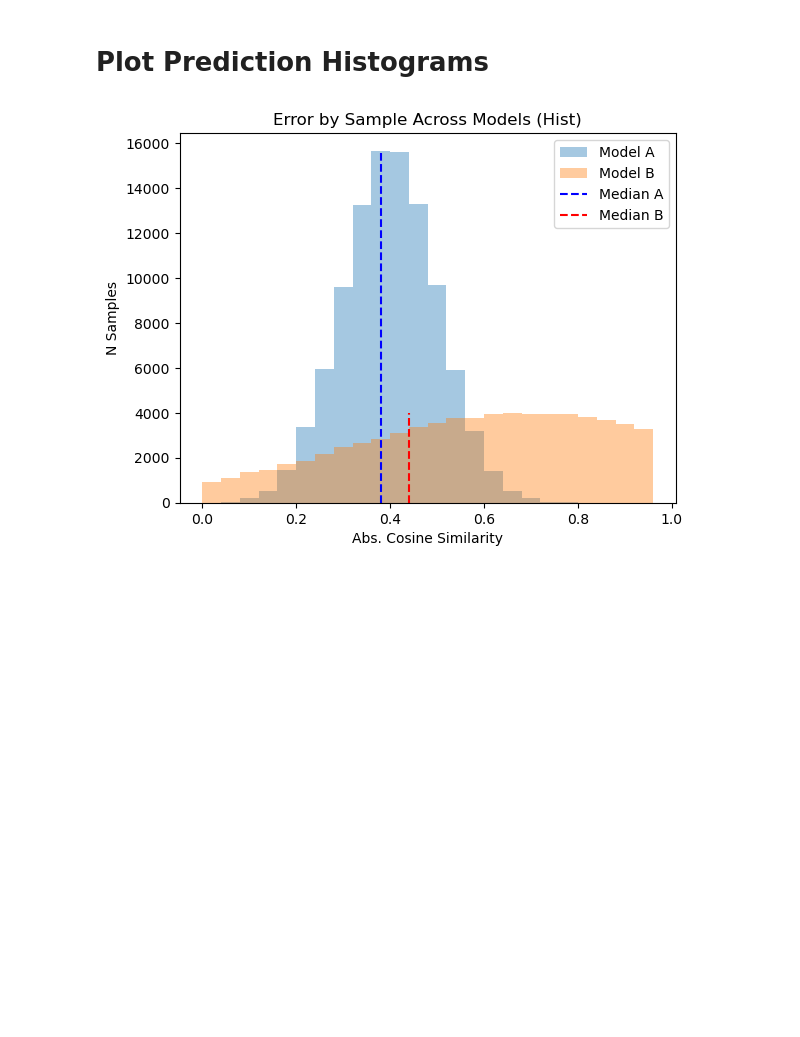
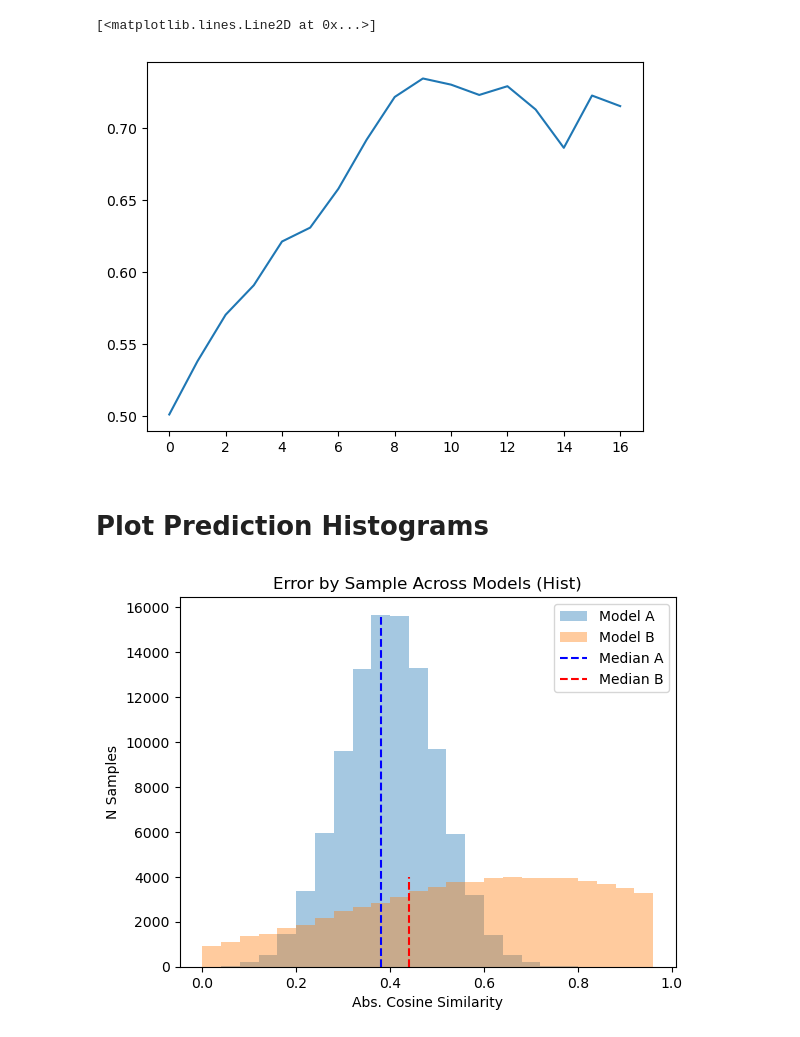
Before and after one commit to kamilkrukowski/BDL152BayesianSpectra, a Jupyter notebook: viz_utils.ipynb, the cells around one changed output. Drawn from its saved outputs; the diff is of its cells as text; code cells hidden in the pictures; blank space fills up the shorter version.

Commit message:
Tensorboard Event File Loading

```diff
--- a/viz_utils.ipynb
+++ b/viz_utils.ipynb
@@ -11,3 +13,31 @@ from sklearn import linear_model
 dir_path = os.path.join('', 'figs', 'example_plots')
 if not os.path.exists(dir_path):
     os.system(f'mkdir -p {dir_path}')
+# %%
+
+target = 'logs/ffn1'
+target = f"{target}/lightning_logs/version_0"
+# %%
+files = os.listdir(f"{target}")
+event_file = [i for i in files if i[:7] == 'events.'][0]
+contents = None
+with open(os.path.join(target, event_file), 'rb') as f:
+    contents = f.read()
+
+metrics = dict()
+
+while(contents):
+    header = struct.unpack('Q', contents[:8])
+
+    event_str = contents[12:12+int(header[0])]
+    contents = contents[12+int(header[0])+4:]
+
+    event = tb.compat.proto.event_pb2.Event()
+    event.ParseFromString(event_str)
+    if event.HasField('summary'):
+            for value in event.summary.value:
+                if value.HasField('simple_value'):
+                    if value.tag not in metrics:
+                        metrics[value.tag] = dict()
+                    metrics[value.tag][event.step] = value.simple_value
+                    print(value.simple_value, value.tag, event.step)
@@ -13,0 +62,5 @@ if not os.path.exists(dir_path):
+# %%
+print(list(metrics.keys()))
+m = metrics['mAUROC/val']
+plt.plot([m[i] for i in m])
+# %% [output]
@@ -14,3 +68,5 @@ if not os.path.exists(dir_path):
+[<matplotlib.lines.Line2D at 0x...>]
+[figure, added]
 # %% [markdown]
 # Plot Prediction Histograms
 # %%
```
Also changed, not shown: parts of 3 cells of this notebook.
